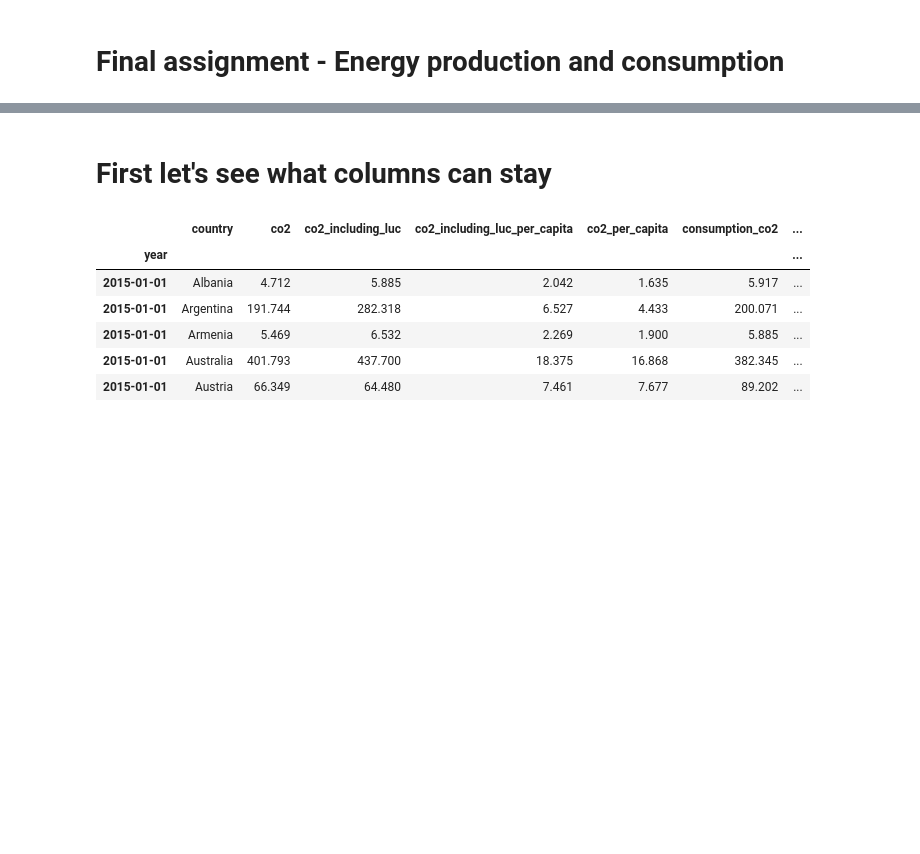
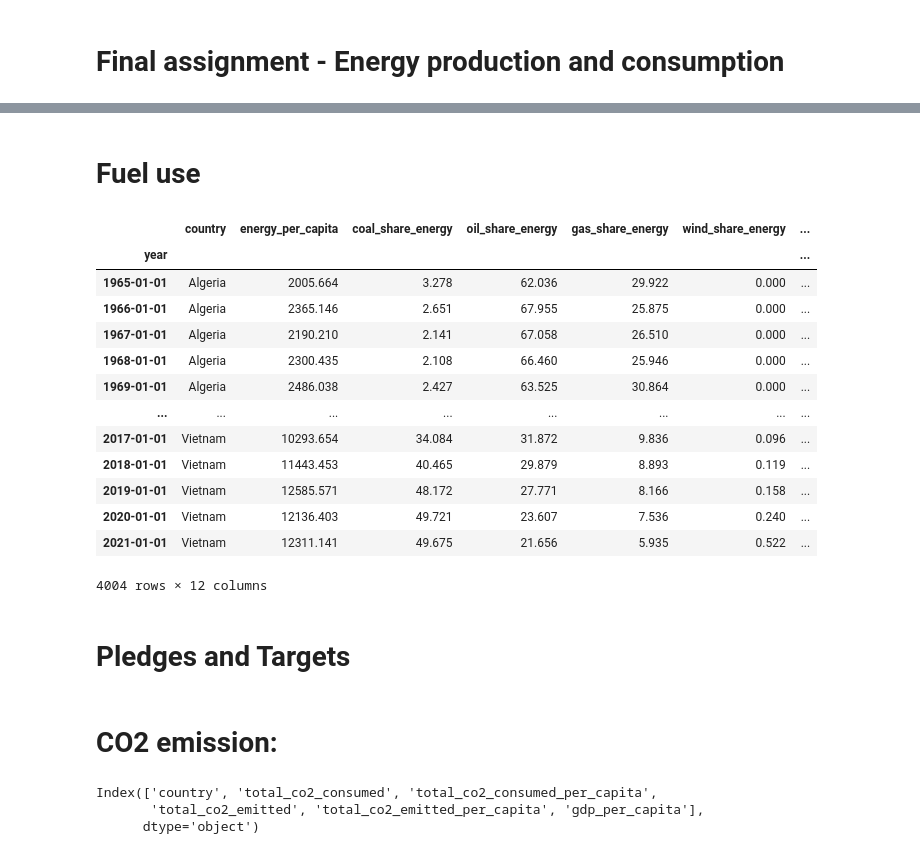
Before and after one commit to MevrouwHelderder/final_assignment, a Jupyter notebook: 2nd_Try_Final_Assignment_Energy_production_and_consumption.ipynb, the cells around one changed output, grey strips where cells are left out. Cells and saved outputs as stored; diff of their text form; code cells hidden in the pictures; blank space fills up the shorter version.

```diff
--- a/2nd_Try_Final_Assignment_Energy_production_and_consumption.ipynb
+++ b/2nd_Try_Final_Assignment_Energy_production_and_consumption.ipynb
@@ -77,2 +43,59 @@ It might also be better to weed out data that is not needed now and perhaps comb
-# %% [markdown]
-# First let's see what columns can stay
+# %%
+# Function to create the needed dataframe out of the original
+def make_df(original_df, topic_list, base_list, columns_to_keep_list, per_capita=False):
+    new_columns = columns_to_keep_list
+    base_list = base_list
+
+    for topic_item in topic_list:
+        for base_item in base_list:
+            new_columns.append(topic_item + base_item)
+
+    new_df = original_df[new_columns].copy()
+
+    return new_df
+# %% [markdown]
+# Fuel use
+# %%
+# singular sources:
+fuel_list = ['coal', 'oil', 'gas', 'wind', 'solar', 'hydro', 'nuclear', 'other_renewables', 'low_carbon', 'fossil']
+
+# lists with columns bases
+fuel_share_base_list = ['_share_energy']
+
+# Columnnames that don't need to be pieced together
+fuel_complete_columns_list = ['country', 'year', 'iso_code', 'energy_per_capita']
+
+# Note: there does not seem to be a column for the share of energt consumption from other renewables excluding biofuel
+# so for now I will  use the column where biofuel is included and not use the biofuel column seperately.
+
+# Make df
+fuel_use = make_df(energy_total_df, fuel_list, fuel_share_base_list, fuel_complete_columns_list, per_capita=False)
+
+# show only the true countries, not the combinations like continents
+fuel_use = fuel_use[~fuel_use['iso_code'].isnull()].copy()
+
+# Setting the index
+fuel_use = fuel_use.set_index('year')
+fuel_use.index = pd.to_datetime(fuel_use.index, format='%Y', errors="coerce")
+
+fuel_use = fuel_use.drop(['iso_code'], axis=1)
+fuel_use = fuel_use.dropna()
+# %%
+fuel_use
+# %% [output]
+|  | country | energy_per_capita | coal_share_energy | oil_share_energy | gas_share_energy | wind_share_energy | ... |
+| year |  |  |  |  |  |  | ... |
+| 1965-01-01 | Algeria | 2005.664 | 3.278 | 62.036 | 29.922 | 0.000 | ... |
+| 1966-01-01 | Algeria | 2365.146 | 2.651 | 67.955 | 25.875 | 0.000 | ... |
+| 1967-01-01 | Algeria | 2190.210 | 2.141 | 67.058 | 26.510 | 0.000 | ... |
+| 1968-01-01 | Algeria | 2300.435 | 2.108 | 66.460 | 25.946 | 0.000 | ... |
+| 1969-01-01 | Algeria | 2486.038 | 2.427 | 63.525 | 30.864 | 0.000 | ... |
+| ... | ... | ... | ... | ... | ... | ... | ... |
+| 2017-01-01 | Vietnam | 10293.654 | 34.084 | 31.872 | 9.836 | 0.096 | ... |
+| 2018-01-01 | Vietnam | 11443.453 | 40.465 | 29.879 | 8.893 | 0.119 | ... |
+| 2019-01-01 | Vietnam | 12585.571 | 48.172 | 27.771 | 8.166 | 0.158 | ... |
+| 2020-01-01 | Vietnam | 12136.403 | 49.721 | 23.607 | 7.536 | 0.240 | ... |
+| 2021-01-01 | Vietnam | 12311.141 | 49.675 | 21.656 | 5.935 | 0.522 | ... |
+4004 rows × 12 columns
+# %% [markdown]
+# Pledges and Targets
@@ -79 +106,3 @@ It might also be better to weed out data that is not needed now and perhaps comb
+# %% [markdown]
+# CO2 emission:
 # %%
@@ -121,10 +131,6 @@ co2_one_year = co2_df[(co2_df.index.year == 2015)].dropna().copy(deep=True)
-# %%
-co2_one_year.head(5)
-# %% [output]
-|  | country | co2 | co2_including_luc | co2_including_luc_per_capita | co2_per_capita | consumption_co2 | ... |
-| year |  |  |  |  |  |  | ... |
-| 2015-01-01 | Albania | 4.712 | 5.885 | 2.042 | 1.635 | 5.917 | ... |
-| 2015-01-01 | Argentina | 191.744 | 282.318 | 6.527 | 4.433 | 200.071 | ... |
-| 2015-01-01 | Armenia | 5.469 | 6.532 | 2.269 | 1.900 | 5.885 | ... |
-| 2015-01-01 | Australia | 401.793 | 437.700 | 18.375 | 16.868 | 382.345 | ... |
-| 2015-01-01 | Austria | 66.349 | 64.480 | 7.461 | 7.677 | 89.202 | ... |
+# %%
+co2_df.columns
+# %% [output]
+Index(['country', 'total_co2_consumed', 'total_co2_consumed_per_capita',
+       'total_co2_emitted', 'total_co2_emitted_per_capita', 'gdp_per_capita'],
+      dtype='object')
```
Also changed, not shown: parts of 19 cells of this notebook.
